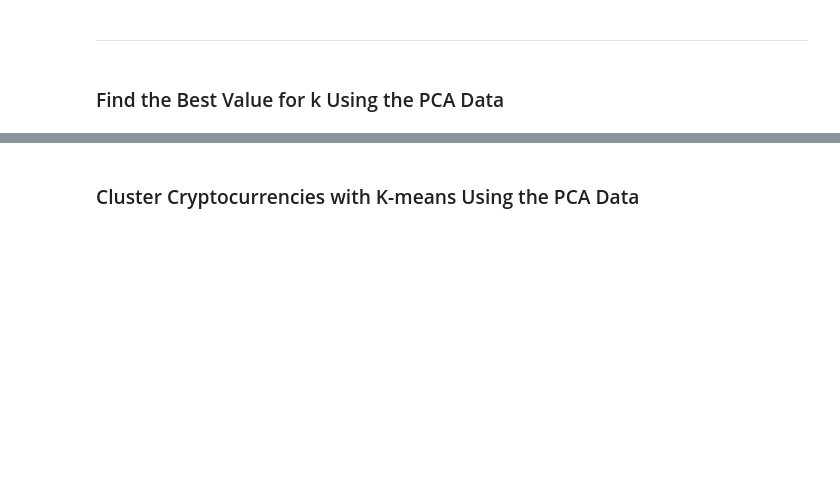
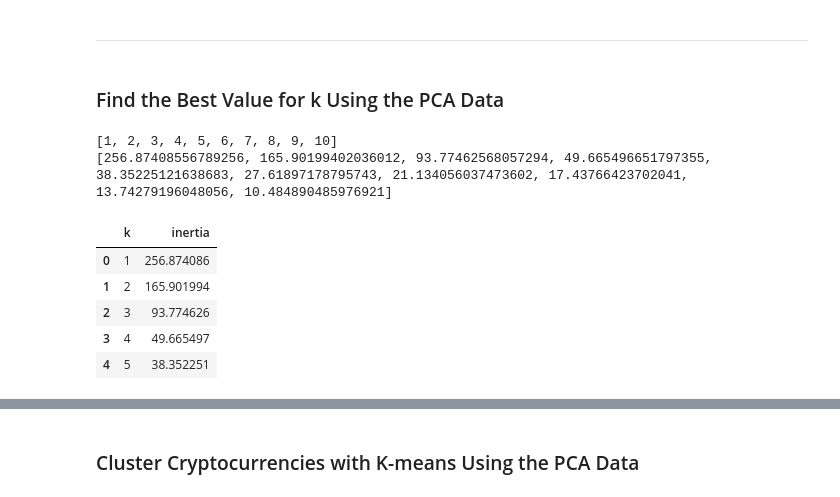
Before and after one commit to andrei-tabachk/CryptoClustering, a Jupyter notebook: Crypto_Clustering_starter_code.ipynb, the cells around one changed output, grey strips where cells are left out. Cells and saved outputs as stored; diff of their text form; code cells hidden in the pictures; blank space fills up the shorter version.

```diff
--- a/Crypto_Clustering_starter_code.ipynb
+++ b/Crypto_Clustering_starter_code.ipynb
@@ -225,19 +245,38 @@ market_df_plot
 ### Find the Best Value for k Using the PCA Data
 # %%
 # Create a list with the number of k-values from 1 to 11
+k = list(range(1,11))
 # %%
 # Create an empty list to store the inertia values
-
+inertia = []
 
 # Create a for loop to compute the inertia with each possible value of k
 # Inside the loop:
 # 1. Create a KMeans model using the loop counter for the n_clusters
 # 2. Fit the model to the data using `df_market_data_pca`
 # 3. Append the model.inertia_ to the inertia list
+for i in k:
+    k_model = KMeans(n_clusters=i, random_state=1)
+    k_model.fit(df_market_pca)
+    inertia.append(k_model.inertia_)
+
+print(k)
+print(inertia)
+# %% [output]
+[1, 2, 3, 4, 5, 6, 7, 8, 9, 10]
+[256.87408556789256, 165.90199402036012, 93.77462568057294, 49.665496651797355, 38.35225121638683, 27.61897178795743, 21.134056037473602, 17.43766423702041, 13.74279196048056, 10.484890485976921]
 # %%
 # Create a dictionary with the data to plot the Elbow curve
-
+inertia_pca_df = pd.DataFrame({"k": k, "inertia": inertia})
 # Create a DataFrame with the data to plot the Elbow curve
+inertia_pca_df.head()
+# %% [output]
+|  | k | inertia |
+| 0 | 1 | 256.874086 |
+| 1 | 2 | 165.901994 |
+| 2 | 3 | 93.774626 |
+| 3 | 4 | 49.665497 |
+| 4 | 5 | 38.352251 |
 # %%
 # Plot a line chart with all the inertia values computed with
 # the different values of k to visually identify the optimal value for k.
```
Also changed, not shown: parts of 15 cells of this notebook.
